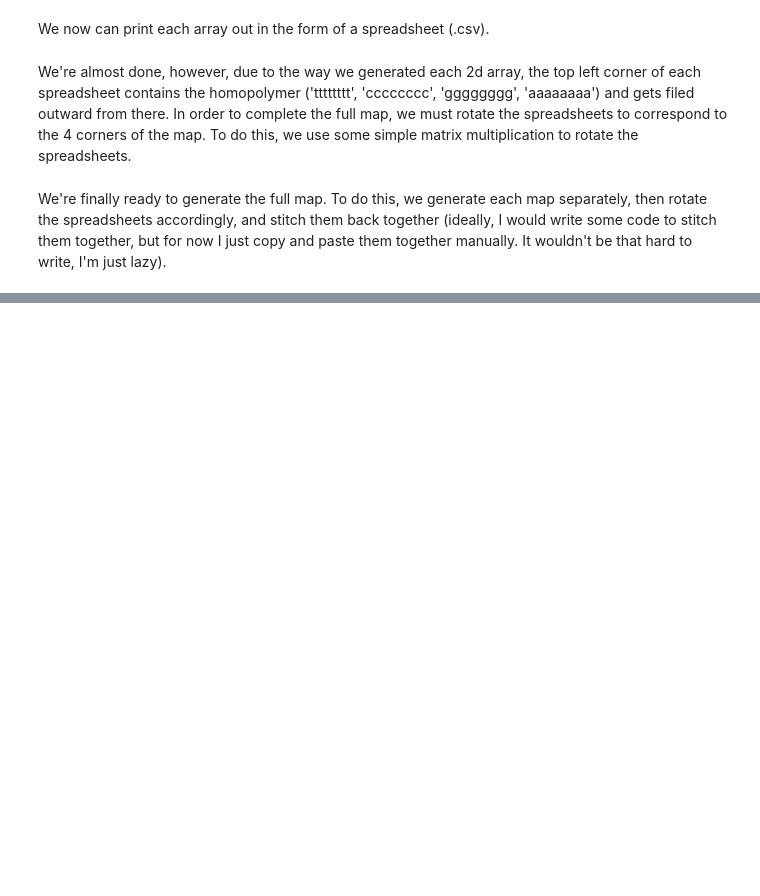
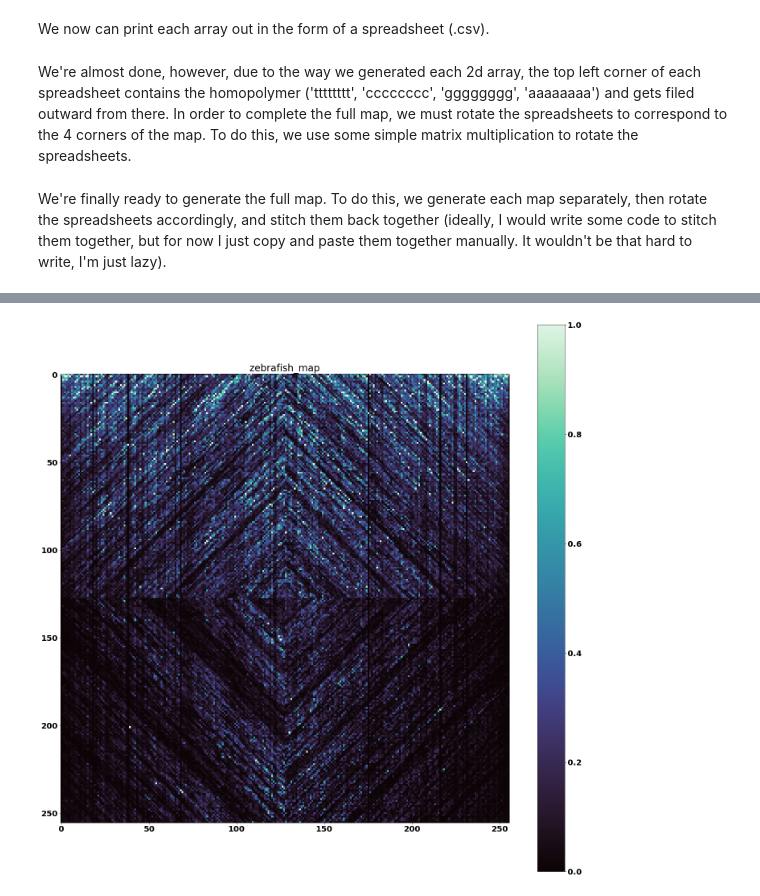
Before and after one commit to SamuelTWu/miRNA-map, a Jupyter notebook: heatmap.ipynb, the cells around one changed output, grey strips where cells are left out. Cells and saved outputs as stored; diff of their text form; code cells hidden in the pictures; blank space fills up the shorter version.

```diff
--- a/heatmap.ipynb
+++ b/heatmap.ipynb
@@ -129,0 +230,20 @@ print(df)
+# %%
+#5) map 2D array
+df = pd.read_csv("zebrafish_map.csv", header = None)
+data = np.array(df)
+
+scaler = preprocessing.MinMaxScaler()
+
+data = scaler.fit_transform(data)
+
+
+
+fig = plt.figure(figsize=(25,25))
+plt.imshow(data,cmap="mako")
+plt.rc('font', size=20)
+plt.title("zebrafish_map")
+plt.colorbar()
+plt.savefig('Zebrafish Sequence Map')
+plt.show()
+# %% [output]
+[figure, added]
```
Also changed, not shown: parts of 21 cells of this notebook.
